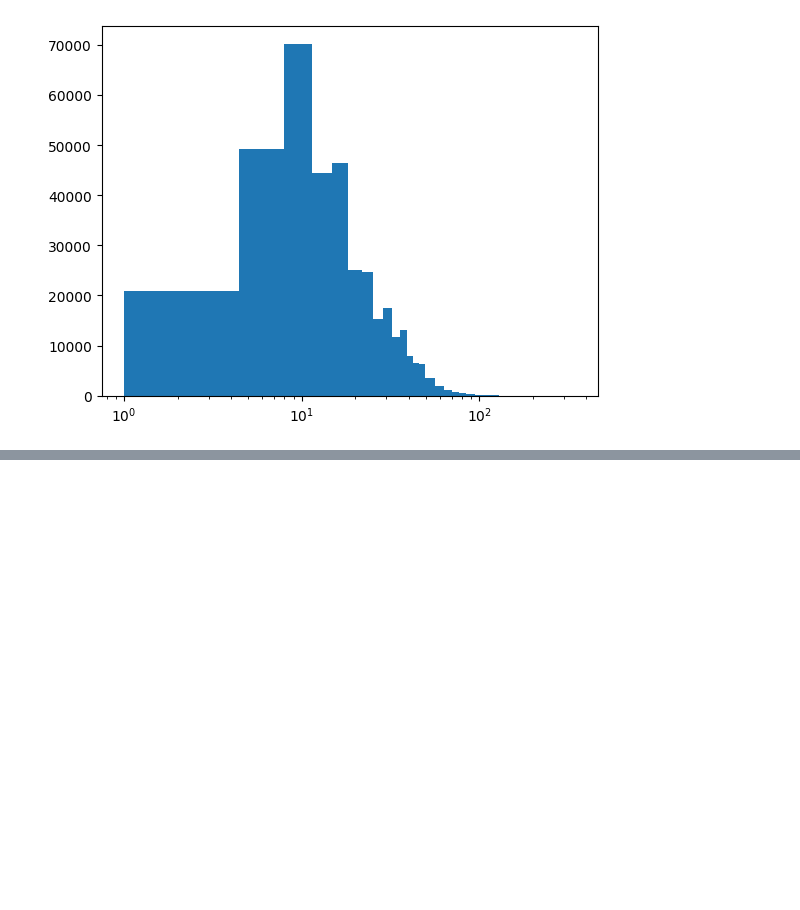
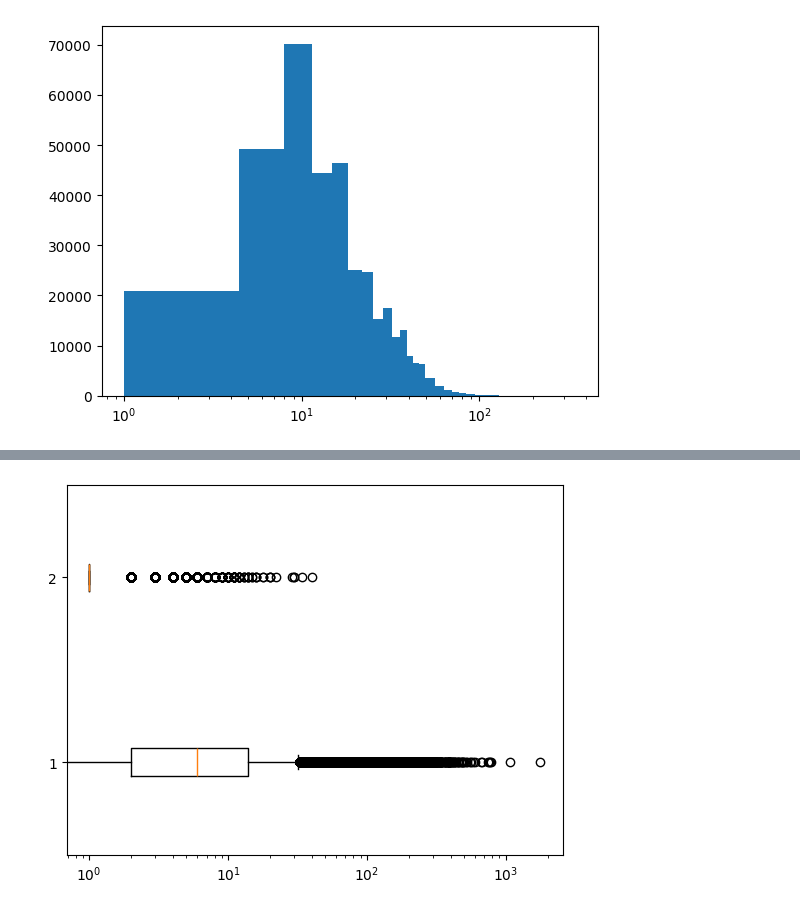
Before and after one commit to seha111111/data_anal, a Jupyter notebook: ch04.ipynb, the cells around one changed output, grey strips where cells are left out. Drawn from its saved outputs; the diff is of its cells as text; code cells hidden in the pictures; blank space fills up the shorter version.

```diff
--- a/ch04.ipynb
+++ b/ch04.ipynb
@@ -362,0 +370,8 @@ plt.show()
+# %%
+# 상자 수염 그림 그리기 - 수평으로 그리기 : vert=False
+plt.boxplot(ns_book7[["대출건수", "도서권수"]], vert=False)
+# 수평으로 x축과 y축이 바꼈다
+plt.xscale('log')
+plt.show()
+# %% [output]
+[figure, added]
```
Also changed, not shown: parts of 3 cells of this notebook.
